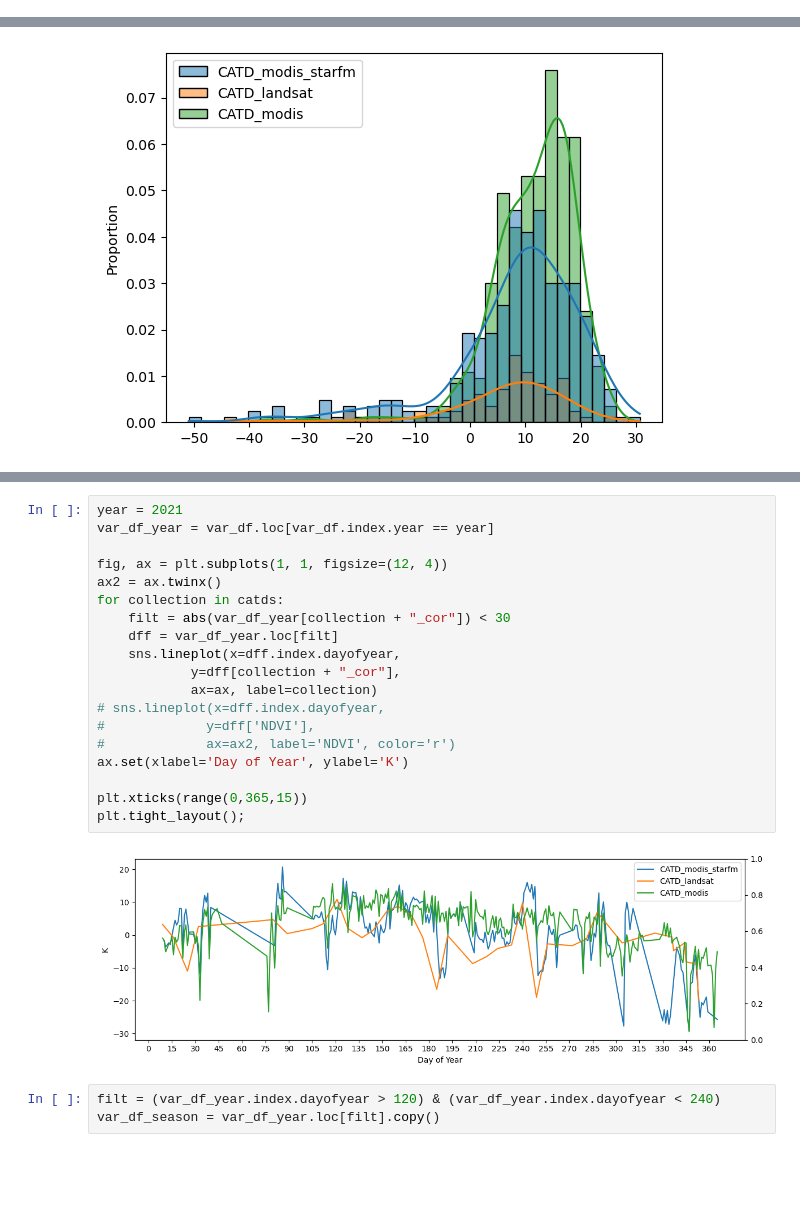
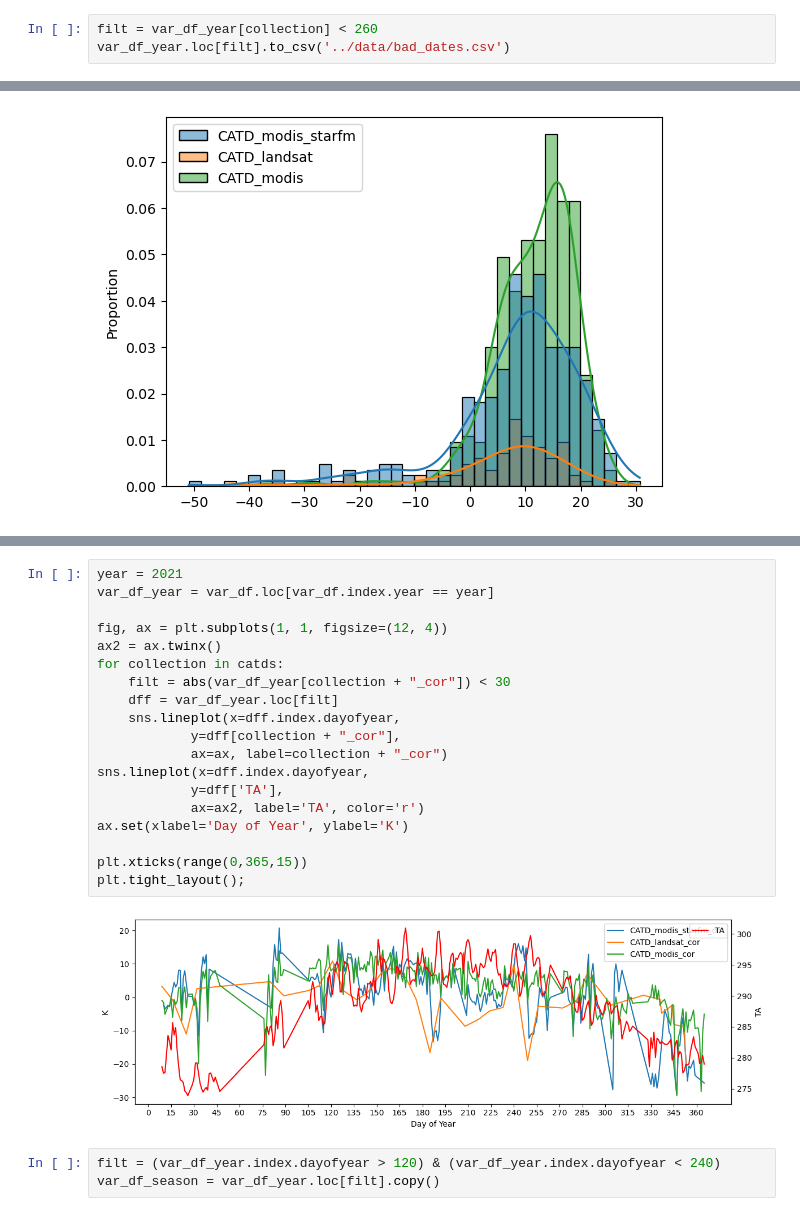
Before and after one commit to eculler/lst-crop-stress-capstone, a Jupyter notebook: exploratory/catd-exploration.ipynb, the cells around one changed output, grey strips where cells are left out. Saved outputs shown, nothing was run; the diff lists cells and outputs as text; blank space fills up the shorter version.

```diff
--- a/exploratory/catd-exploration.ipynb
+++ b/exploratory/catd-exploration.ipynb
@@ -242,3 +259,6 @@ plt.tight_layout();
+# %%
+filt = var_df_year[collection] < 260
+var_df_year.loc[filt].to_csv('../data/bad_dates.csv')
 # %%
 fig, axes = plt.subplots(1, 3, figsize=(12,4))
 for collection, ax in zip(lst_collections, axes.flatten()):
@@ -270,24 +290,24 @@ var_df.head()
 # %%
 year = 2021
 var_df_year = var_df.loc[var_df.index.year == year]
 
 fig, ax = plt.subplots(1, 1, figsize=(12, 4))
 ax2 = ax.twinx()
 for collection in catds:
     filt = abs(var_df_year[collection + "_cor"]) < 30
     dff = var_df_year.loc[filt]
     sns.lineplot(x=dff.index.dayofyear,
             y=dff[collection + "_cor"],
-            ax=ax, label=collection)
-# sns.lineplot(x=dff.index.dayofyear,
-#             y=dff['NDVI'],
-#             ax=ax2, label='NDVI', color='r')
+            ax=ax, label=collection + "_cor")
+sns.lineplot(x=dff.index.dayofyear,
+            y=dff['TA'],
+            ax=ax2, label='TA', color='r')
 ax.set(xlabel='Day of Year', ylabel='K')
 
 plt.xticks(range(0,365,15))
 plt.tight_layout();
 # %% [output]
-[figure, old version]
+[figure, new version]
 # %%
 filt = (var_df_year.index.dayofyear > 120) & (var_df_year.index.dayofyear < 240)
 var_df_season = var_df_year.loc[filt].copy()
```
Also changed, not shown: parts of 5 cells of this notebook.
